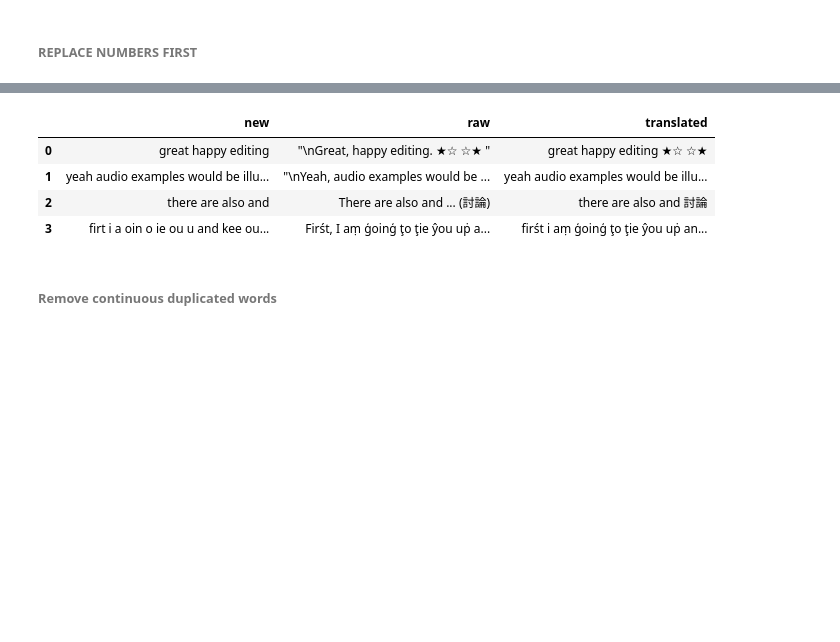
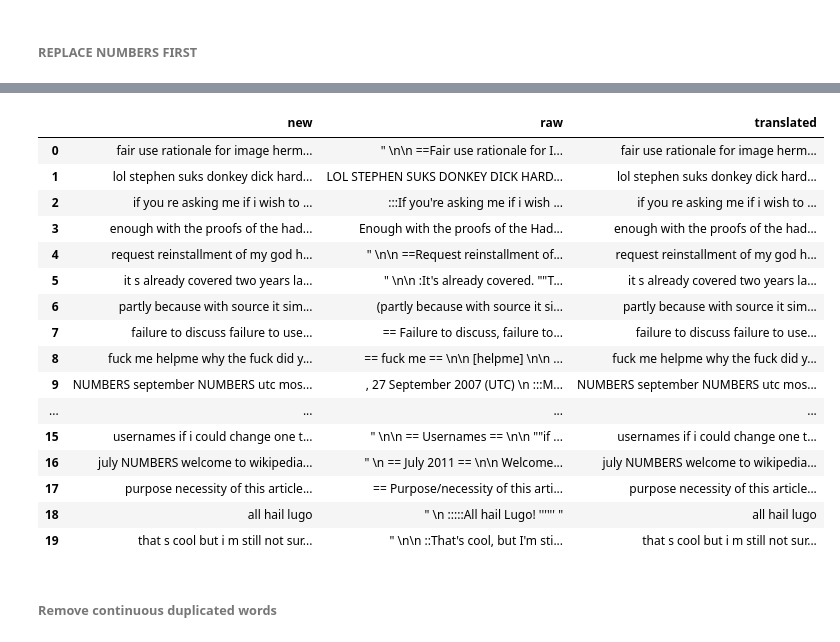
Before and after one commit to PKUGoodSpeed/Kaggle-ToxicClassification, a Jupyter notebook: pkugoodspeed/notebooks/Sentence_Checking_PreProc.ipynb, the cells around one changed output, grey strips where cells are left out. Cells and saved outputs as stored; diff of their text form; code cells hidden in the pictures; blank space fills up the shorter version.

```diff
--- a/pkugoodspeed/notebooks/Sentence_Checking_PreProc.ipynb
+++ b/pkugoodspeed/notebooks/Sentence_Checking_PreProc.ipynb
@@ -357,0 +244,7 @@ hate I hate
+# %%
+pool = Pool(4)
+%time ts = pool.map(replace_number, trans_text)
+pool.close()
+pool.join()
+trans_text = ts
+print trans_text[:20]
@@ -357,0 +255,4 @@ hate I hate
+# %%
+test_processed = pd.DataFrame(new_test)
+test_processed.comment_text = trans_text
+display(test_processed[:30])
@@ -371,19 +279,29 @@ Wall time: 26.9 s
 # %%
-new_train.comment_text = trans_sents
-perm = np.random.permutation(len(raw_train))
-test_idx = [99687, 99908, 100110, 100274]
+perm = np.random.permutation(len(raw_test))
+test_idx = perm[:20]
 test_df = pd.DataFrame({
-    'raw': raw_train.comment_text.values[test_idx],
-    'new': new_train.comment_text.values[test_idx],
-    'translated': new_train_translated.comment_text.values[test_idx],
+    'raw': raw_test.comment_text.values[test_idx],
+    'new': new_test.comment_text.values[test_idx],
+    'translated': test_processed.comment_text.values[test_idx],
 })
 display(test_df)
-new_train.to_csv('train_processed1.csv', index=False)
 # %% [output]
 |  | new | raw | translated |
-| 0 | great happy editing | "\nGreat, happy editing. ★☆ ☆★ " | great happy editing ★☆ ☆★ |
-| 1 | yeah audio examples would be illu... | "\nYeah, audio examples would be ... | yeah audio examples would be illu... |
-| 2 | there are also and | There are also and ... (討論) | there are also and 討論 |
-| 3 | firt i a oin o ie ou u and kee ou... | Firśt, I aṃ ģoinģ ţo ţie ŷou uṗ a... | firśt i aṃ ģoinģ ţo ţie ŷou uṗ an... |
+| 0 | fair use rationale for image herm... | " \n\n ==Fair use rationale for I... | fair use rationale for image herm... |
+| 1 | lol stephen suks donkey dick hard... | LOL STEPHEN SUKS DONKEY DICK HARD... | lol stephen suks donkey dick hard... |
+| 2 | if you re asking me if i wish to ... | :::If you're asking me if i wish ... | if you re asking me if i wish to ... |
+| 3 | enough with the proofs of the had... | Enough with the proofs of the Had... | enough with the proofs of the had... |
+| 4 | request reinstallment of my god h... | " \n\n ==Request reinstallment of... | request reinstallment of my god h... |
+| 5 | it s already covered two years la... | " \n\n :It's already covered. ""T... | it s already covered two years la... |
+| 6 | partly because with source it sim... | (partly because with source it si... | partly because with source it sim... |
+| 7 | failure to discuss failure to use... | == Failure to discuss, failure to... | failure to discuss failure to use... |
+| 8 | fuck me helpme why the fuck did y... | == fuck me == \n\n [helpme] \n\n ... | fuck me helpme why the fuck did y... |
+| 9 | NUMBERS september NUMBERS utc mos... | , 27 September 2007 (UTC) \n :::M... | NUMBERS september NUMBERS utc mos... |
+| ... | ... | ... | ... |
+| 15 | usernames if i could change one t... | " \n\n == Usernames == \n\n ""if ... | usernames if i could change one t... |
+| 16 | july NUMBERS welcome to wikipedia... | " \n == July 2011 == \n\n Welcome... | july NUMBERS welcome to wikipedia... |
+| 17 | purpose necessity of this article... | == Purpose/necessity of this arti... | purpose necessity of this article... |
+| 18 | all hail lugo | " \n :::::All hail Lugo! '''''' " | all hail lugo |
+| 19 | that s cool but i m still not sur... | " \n\n ::That's cool, but I'm sti... | that s cool but i m still not sur... |
 # %% [markdown]
 ###### Remove continuous duplicated words
```
Also changed, not shown: parts of 48 cells of this notebook, 3 other files.
